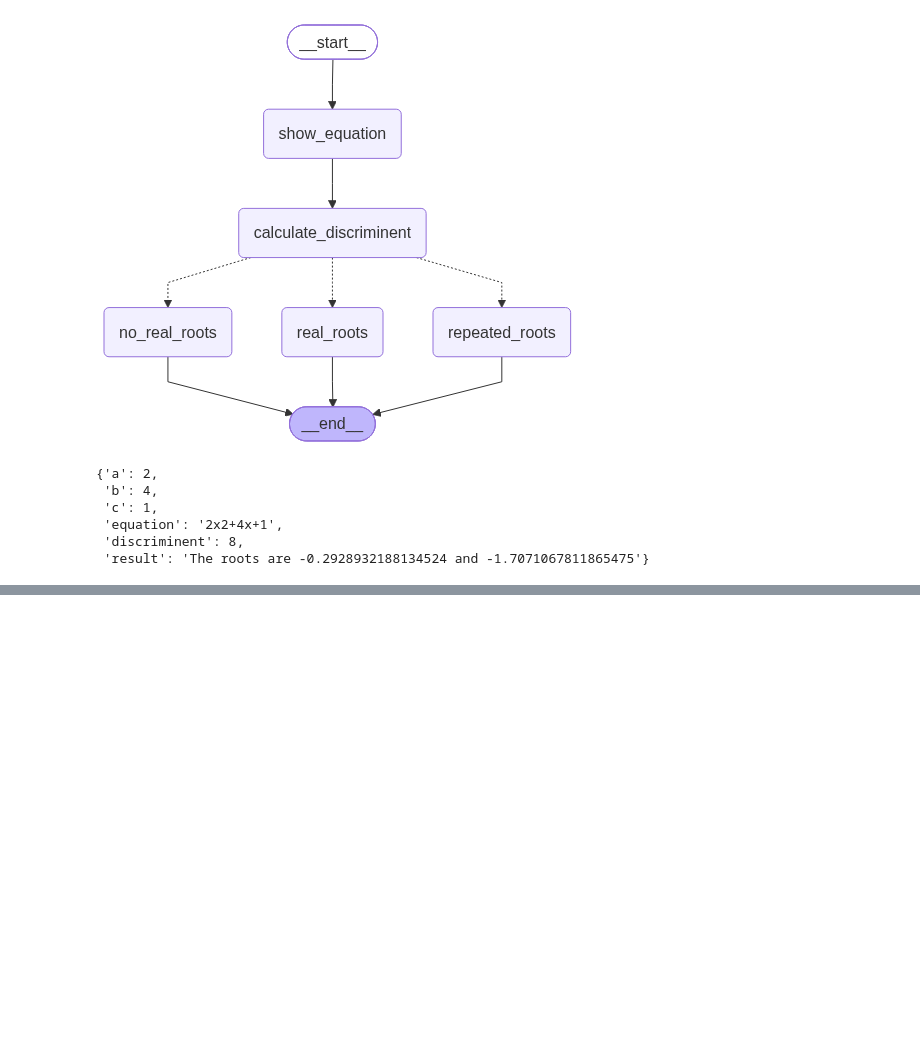
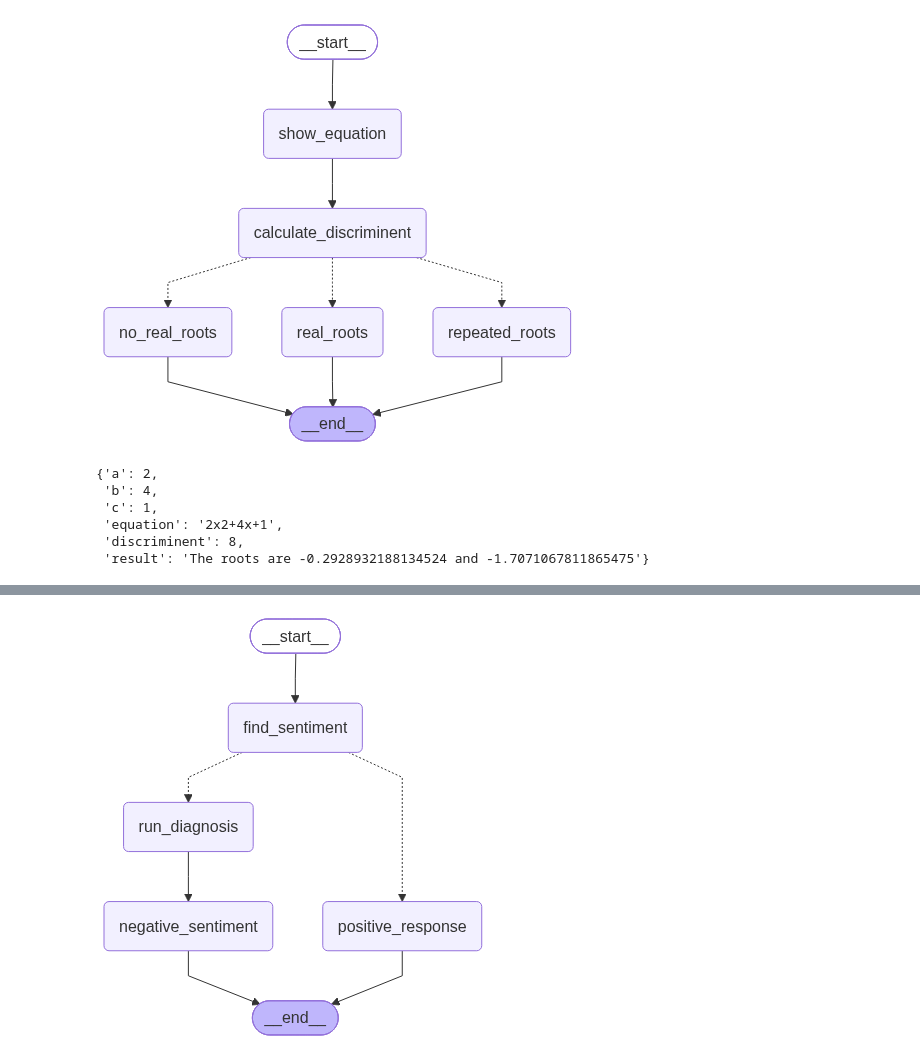
Before and after one commit to Shahrukh2016/LangChain_LangGraph_LangSmith_Revision, a Jupyter notebook: 2_Revision_LangGraph.ipynb, the cells around one changed output, grey strips where cells are left out. Cells and saved outputs as stored; diff of their text form; code cells hidden in the pictures; blank space fills up the shorter version.

```diff
--- a/2_Revision_LangGraph.ipynb
+++ b/2_Revision_LangGraph.ipynb
@@ -536,0 +539,85 @@ workflow.invoke(initial_state)
+# %%
+#### Importing libraries
+from langchain_ollama import ChatOllama
+from langgraph.graph import StateGraph, START, END
+from typing import TypedDict, Literal
+from pydantic import BaseModel, Field
+
+#### Initiating model
+model = ChatOllama(model = 'llama3.1')
+model.invoke("Which company owns you ?")
+
+#### Molding structured output
+class SentimentSchema(BaseModel):
+  sentiment: Literal["positive", "negative"]
+
+#### Initiating structured model
+structured_model = model.with_structured_output(SentimentSchema)
+
+class DiagnosisSchema(BaseModel):
+  issue_type: Literal["UX", "Performance", "Bug", "Support", "Other"] = Field(description='The category of issue mentioned in the review')
+  tone: Literal["angry", "frustrated", "disappointed", "calm"] = Field(description='The emotional tone expressed by the user')
+  urgency: Literal["low", "medium", "high"] = Field(description='How urgent or critical the issue appears to be')
+
+#### Initiating structured model
+diagnosis_structured_model = model.with_structured_output(DiagnosisSchema)
+
+#### Initializing the state
+class ReviewState(TypedDict):
+  review: str
+  sentiment: Literal["positive", "negative"]
+  diagnosis: dict
+  response: str
+
+#### Bulding functions
+def find_sentiment(state: ReviewState):
+  prompt = f"Find out the sentiment of the review: \n {state['review']}"
+  sentiment = structured_model.invoke(prompt).sentiment
+  return {'sentiment' : sentiment}
+
+def check_sentiment(state: ReviewState) -> Literal["positive_response", "run_diagnosis"]:
+  if state["sentiment"] == "positive":
+    return "positive_response"
+  else:
+    return "run_diagnosis"
+def positive_response(state: ReviewState):
+  prompt = f"Write a formal, positive 'thank you' message to the user for the review. \n {state['review']}. Also ask the user to provide the feedback out of 5."
+  response = model.invoke(prompt)
+  return {'response' : response}
+
+def run_diagnosis(state: ReviewState):
+  prompt = f"Write the diagnosis for the review: \n {state["review"]}. Return issue_type, tone, urgency."
+  diagnosis = diagnosis_structured_model.invoke(prompt)
+  return {"diagnosis" : diagnosis.model_dump()}
+
+def negative_sentiment(state: ReviewState):
+    diagnosis = state['diagnosis']
+    prompt = f"""You are a support assistant.
+The user had a '{diagnosis['issue_type']}' issue, sounded '{diagnosis['tone']}', and marked urgency as '{diagnosis['urgency']}'.
+Write an empathetic, helpful resolution message.
+"""
+    response = model.invoke(prompt).content
+
+    return {'response': response}
+
+#### Building graph
+graph = StateGraph(ReviewState)
+
+graph.add_node("find_sentiment", find_sentiment)
+graph.add_node("positive_response", positive_response)
+graph.add_node("run_diagnosis", run_diagnosis)
+graph.add_node("negative_sentiment", negative_sentiment)
+
+
+graph.add_edge(START, "find_sentiment")
+graph.add_conditional_edges("find_sentiment", check_sentiment)
+graph.add_edge("positive_response", END)
+graph.add_edge("run_diagnosis", "negative_sentiment")
+graph.add_edge("negative_sentiment", END)
+
+
+#### Compiling graph
+workflow = graph.compile()
+workflow
+# %% [output]
+[figure, added]
```
Also changed, not shown: parts of 5 cells of this notebook.
